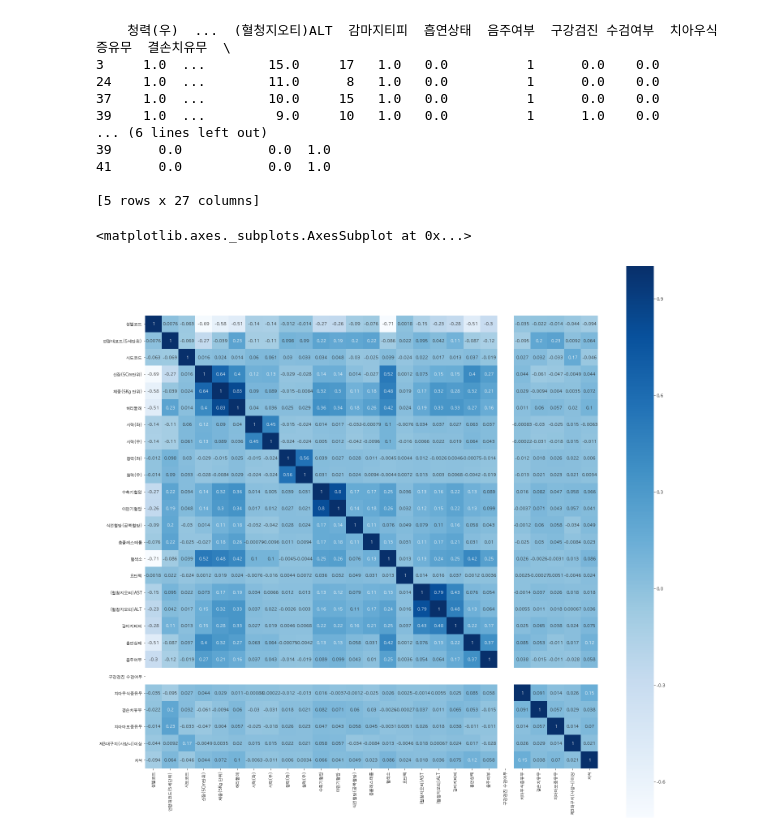
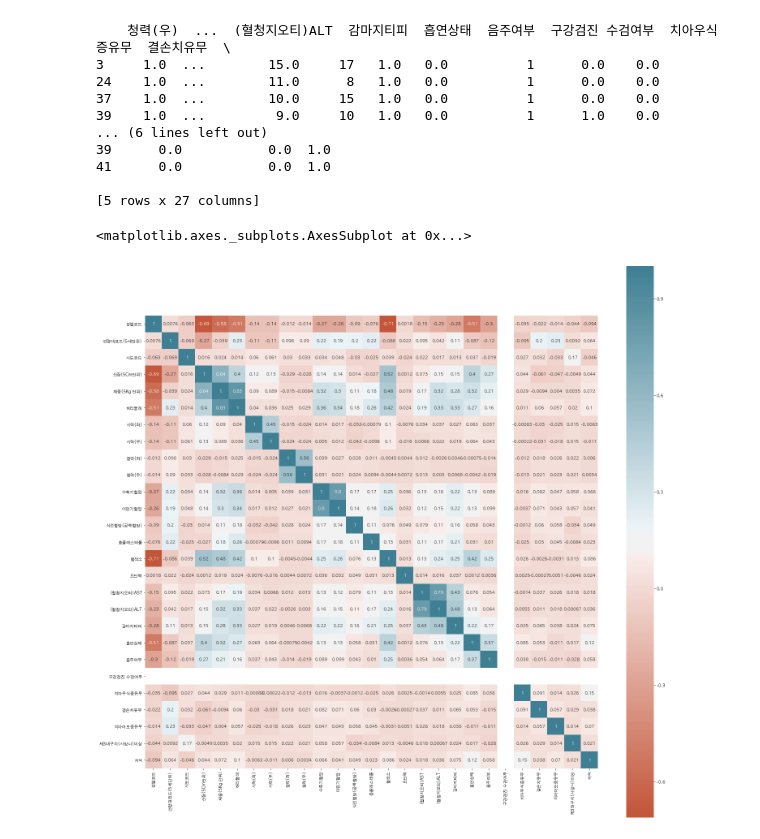
Before and after one commit to jiyeon1997/data-analysis, a Jupyter notebook: health_2008_heatmap.ipynb, the cells around one changed output. Drawn from its saved outputs; the diff is of its cells as text; code cells hidden in the pictures.

```diff
--- a/health_2008_heatmap.ipynb
+++ b/health_2008_heatmap.ipynb
@@ -38,8 +38,8 @@ print(health.head())
 # %%
 correlation = health.corr()
 
 fig = plt.subplots(figsize=(25,25))
-sns.heatmap(correlation, vmax=1, square=True, annot=True, cmap="Blues")
+sns.heatmap(correlation, vmax=1, square=True, annot=True, cmap=sns.diverging_palette(20, 220, n=200))
 # %% [output]
 <matplotlib.axes._subplots.AxesSubplot at 0x...>
-[figure, old version]
+[figure, new version]
```
